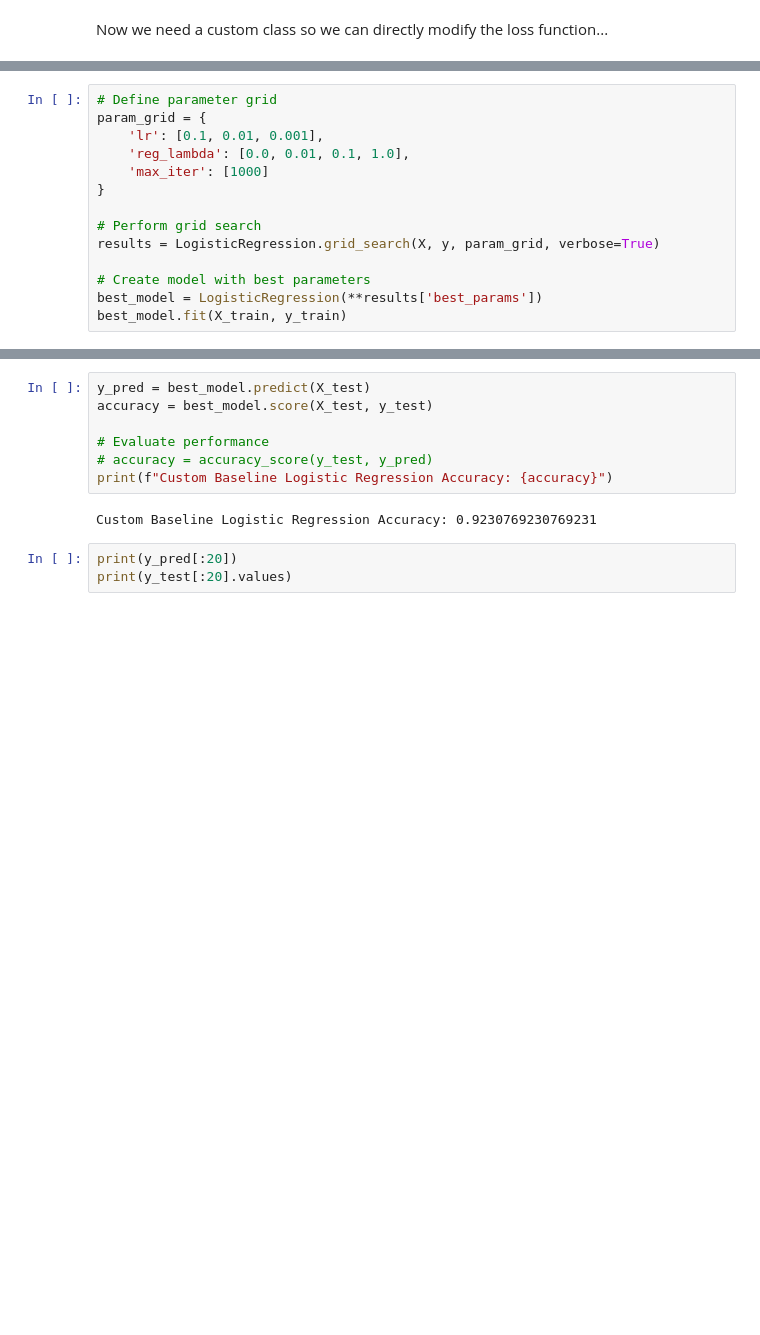
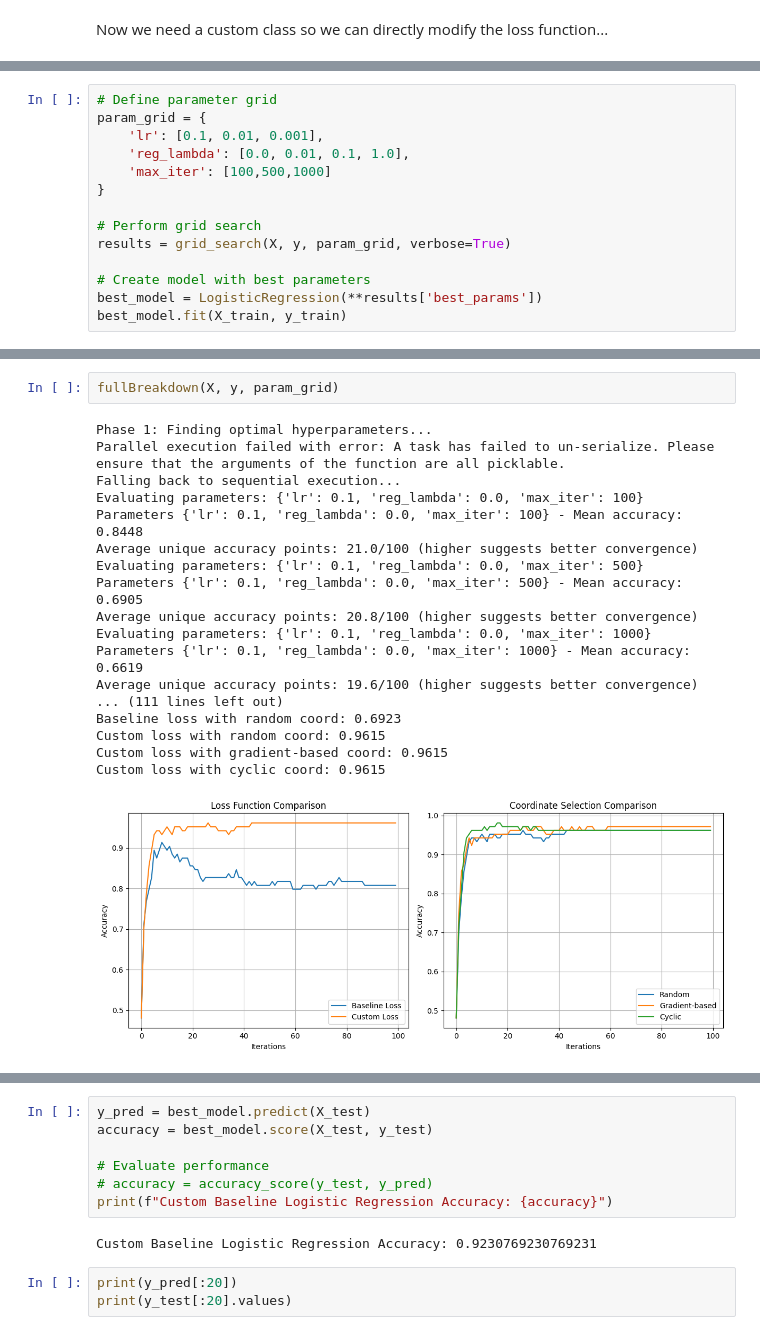
Before and after one commit to mahesmeh001/coordinate_descent, a Jupyter notebook: investigation.ipynb, the cells around one changed output, grey strips where cells are left out. Saved outputs shown, nothing was run; the diff lists cells and outputs as text; blank space fills up the shorter version.

Commit message:
added custom funcs, and full graphing breakdown

```diff
--- a/investigation.ipynb
+++ b/investigation.ipynb
@@ -524,11 +817,11 @@ class LogisticRegression:
 param_grid = {
     'lr': [0.1, 0.01, 0.001],
     'reg_lambda': [0.0, 0.01, 0.1, 1.0],
-    'max_iter': [1000]
+    'max_iter': [100,500,1000]
 }
 
 # Perform grid search
-results = LogisticRegression.grid_search(X, y, param_grid, verbose=True)
+results = grid_search(X, y, param_grid, verbose=True)
 
 # Create model with best parameters
 best_model = LogisticRegression(**results['best_params'])
@@ -554,0 +867,21 @@ Did not converge after 1000 iterations. Final loss: 0.054192
+# %%
+fullBreakdown(X, y, param_grid)
+# %% [output]
+Phase 1: Finding optimal hyperparameters...
+Parallel execution failed with error: A task has failed to un-serialize. Please ensure that the arguments of the function are all picklable.
+Falling back to sequential execution...
+Evaluating parameters: {'lr': 0.1, 'reg_lambda': 0.0, 'max_iter': 100}
+Parameters {'lr': 0.1, 'reg_lambda': 0.0, 'max_iter': 100} - Mean accuracy: 0.8448
+Average unique accuracy points: 21.0/100 (higher suggests better convergence)
+Evaluating parameters: {'lr': 0.1, 'reg_lambda': 0.0, 'max_iter': 500}
+Parameters {'lr': 0.1, 'reg_lambda': 0.0, 'max_iter': 500} - Mean accuracy: 0.6905
+Average unique accuracy points: 20.8/100 (higher suggests better convergence)
+Evaluating parameters: {'lr': 0.1, 'reg_lambda': 0.0, 'max_iter': 1000}
+Parameters {'lr': 0.1, 'reg_lambda': 0.0, 'max_iter': 1000} - Mean accuracy: 0.6619
+Average unique accuracy points: 19.6/100 (higher suggests better convergence)
+... (111 lines left out)
+Baseline loss with random coord: 0.6923
+Custom loss with random coord: 0.9615
+Custom loss with gradient-based coord: 0.9615
+Custom loss with cyclic coord: 0.9615
+[figure, added]
```
Also changed, not shown: parts of 10 cells of this notebook, 1 other file.
